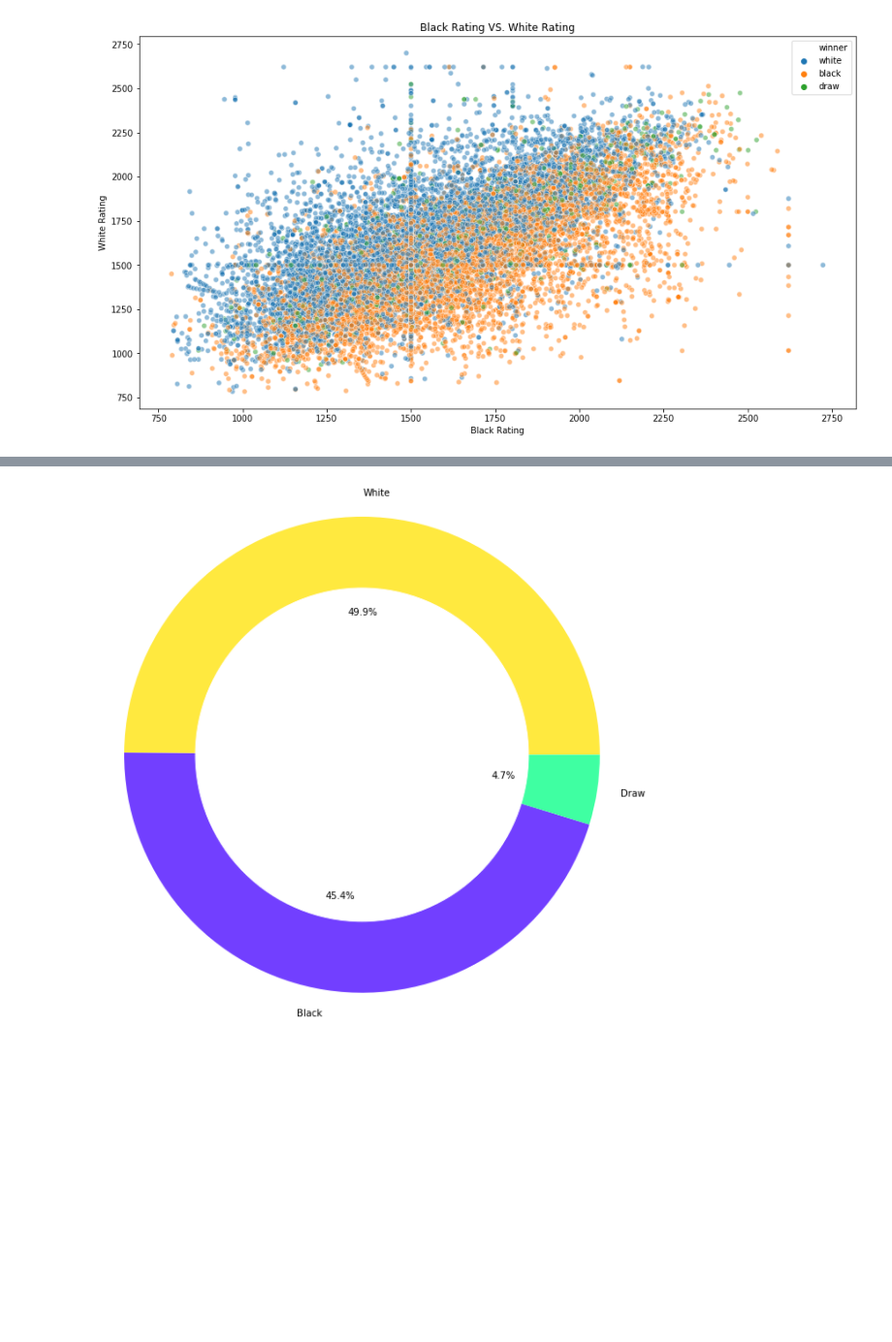
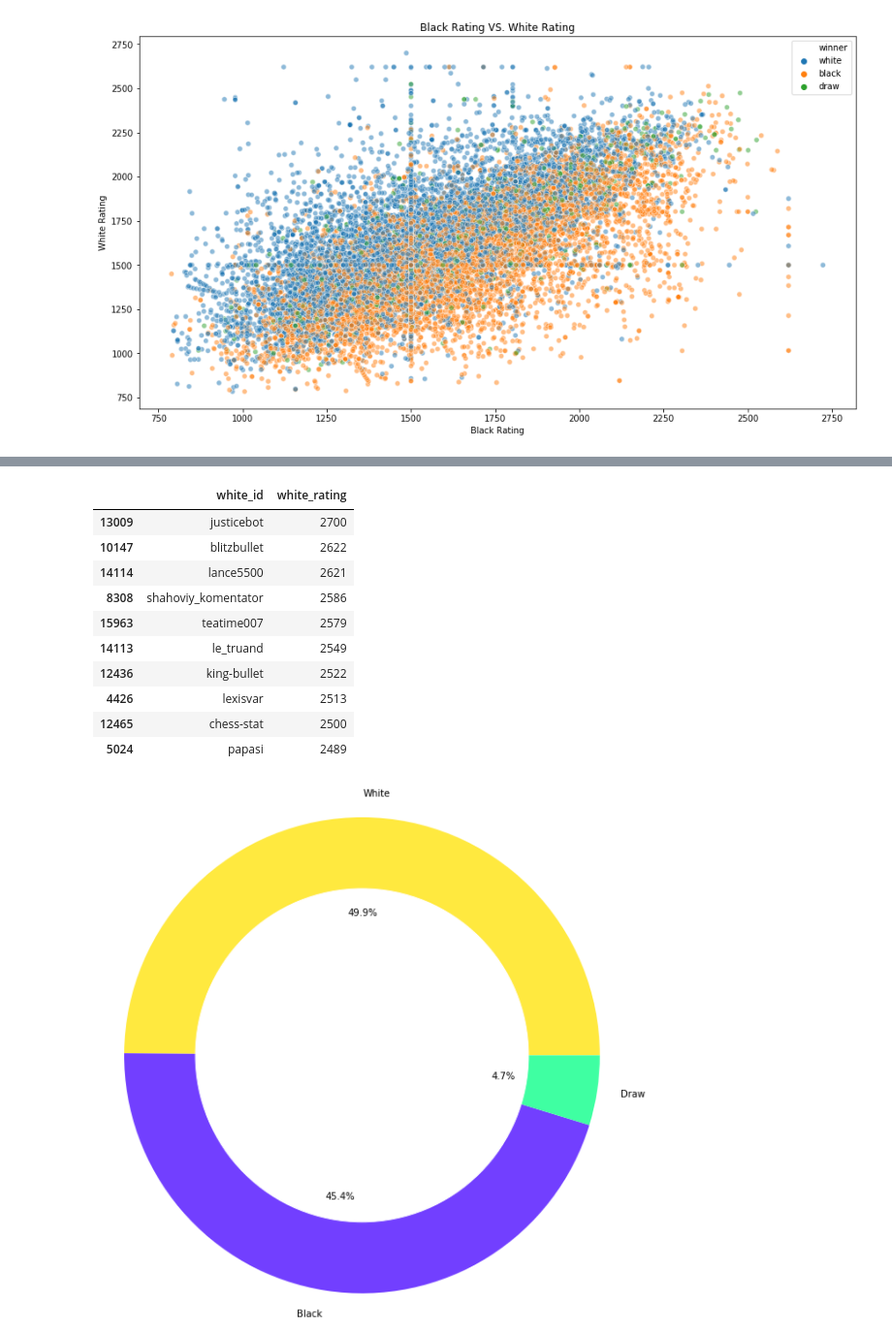
Before and after one commit to SoroushGhaderi/Lichess_Data_Analysis, a Jupyter notebook: Chess_Data_Analysis.ipynb, the cells around one changed output, grey strips where cells are left out. Shown at 97% size. Cells and saved outputs as stored; diff of their text form; code cells hidden in the pictures; blank space fills up the shorter version.

```diff
--- a/Chess_Data_Analysis.ipynb
+++ b/Chess_Data_Analysis.ipynb
@@ -110,3 +128,19 @@ array([10001,  9107,   950], dtype=int64)
+# %%
+chess.sort_values("white_rating",ascending= False).\
+                drop_duplicates("white_id",keep="first").\
+                drop_duplicates("white_rating",keep="last").iloc[:10,5:7]
+# %% [output]
+|  | white_id | white_rating |
+| 13009 | justicebot | 2700 |
+| 10147 | blitzbullet | 2622 |
+| 14114 | lance5500 | 2621 |
+| 8308 | shahoviy_komentator | 2586 |
+| 15963 | teatime007 | 2579 |
+| 14113 | le_truand | 2549 |
+| 12436 | king-bullet | 2522 |
+| 4426 | lexisvar | 2513 |
+| 12465 | chess-stat | 2500 |
+| 5024 | papasi | 2489 |
 # %%
 plt.figure(figsize= (10, 10))
 # The slices will be ordered and plotted counter-clockwise
```
Also changed, not shown: parts of 4 cells of this notebook.
